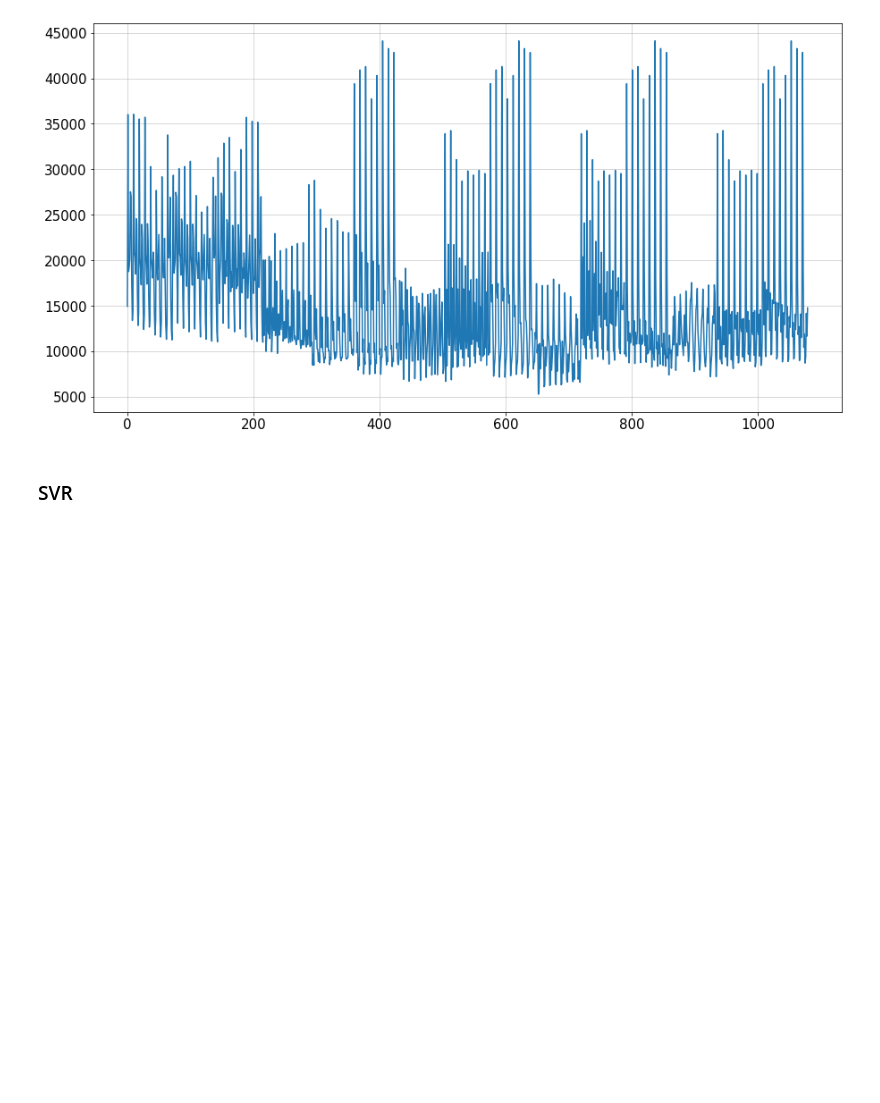
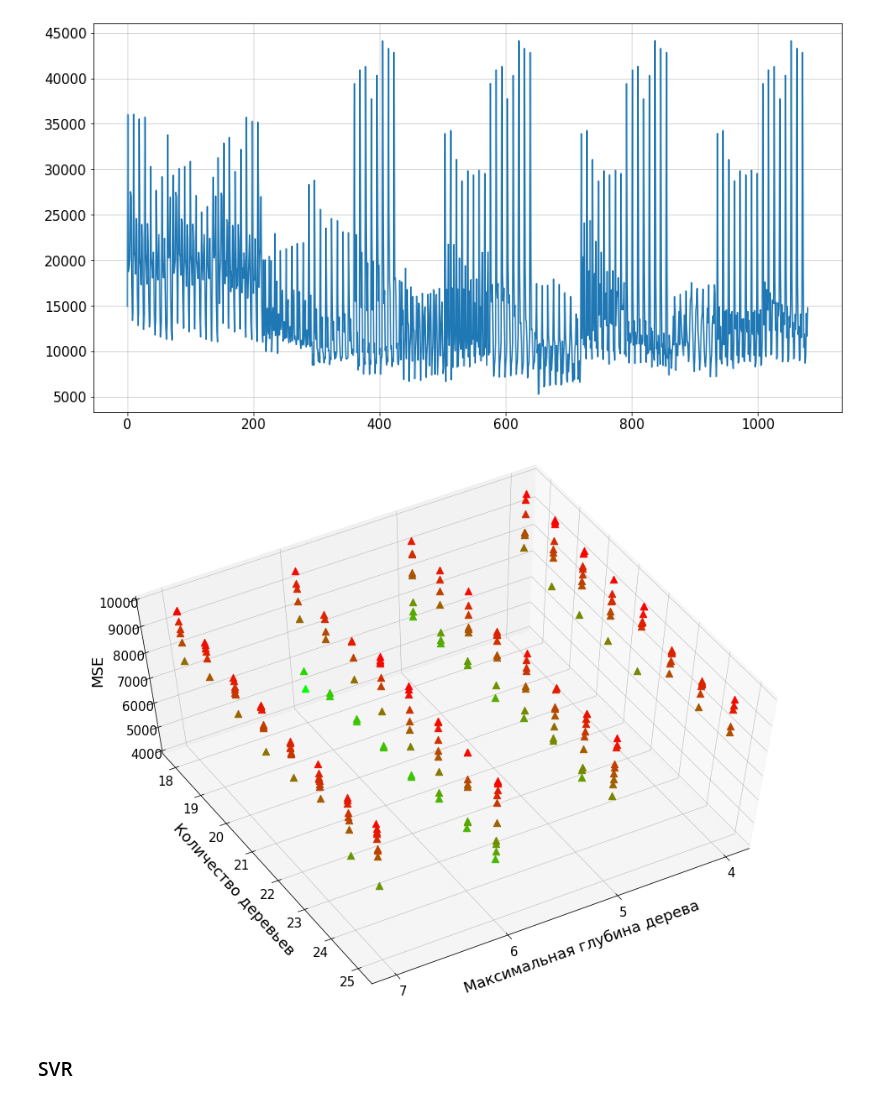
Before and after one commit to xtess16/RTSI, a Jupyter notebook: RTS_machine_learning.ipynb, the cells around one changed output. Saved outputs shown, nothing was run; the diff lists cells and outputs as text; code cells hidden in the pictures; blank space fills up the shorter version.

```diff
--- a/RTS_machine_learning.ipynb
+++ b/RTS_machine_learning.ipynb
@@ -360,6 +361,50 @@ plt.plot(list(map(lambda x: x[-1], forests)))
 # %% [output]
 [<matplotlib.lines.Line2D at 0x...>]
 [figure]
+# %%
+fig = plt.figure(figsize=(17, 12))
+#ax = fig.add_subplot(111, projection='3d')
+ax = fig.gca(projection='3d')
+ax.set_xlabel('Максимальная глубина дерева', labelpad=15, fontsize=18)
+ax.set_ylabel('Количество деревьев', labelpad=15, fontsize=18)
+ax.set_zlabel('MSE', labelpad=15, rotation=90, fontsize=18)
+
+data = sorted(filter(lambda x: x[-1] < 10000, forests), key=lambda x: x[-1])
+# Grab some test data.
+X = np.array(list(map(lambda x: x[0].max_depth, data)))
+Y = np.array(list(map(lambda x: x[0].n_estimators, data)))
+# X, Y = np.meshgrid(X, Y)
+Z = np.array(list(map(lambda x: x[-1], data)))
+
+# Plot a basic wireframe.
+for x, y, z in zip(X, Y, Z):
+    r = (z-Z.min()) / (Z.max() - Z.min())
+    g = 1 - r
+    color = np.array([r, g, 0, 1]).reshape(1, -1)
+    surf = ax.scatter(x, y, z, marker='^', c=color, s=70)
+ax.view_init(60, 60)
+
+# Customize the z axis.
+ax.set_zlim(4000, 10000)
+plt.xticks(np.arange(3, 8))
+# Add a color bar which maps values to colors.
+
+
+# fig, ax = plt.subplots(figsize=(1, 15))
+# fig.subplots_adjust(bottom=0.5)
+
+# cmap = mplt.cm.RdYlGn_r
+# norm = mplt.colors.Normalize(vmin=4000, vmax=10_000)
+
+# cb1 = mplt.colorbar.ColorbarBase(ax, cmap=cmap,
+#                                 norm=norm,
+#                                 orientation='vertical')
+# cb1.set_label('MSE')
+# fig.show()
+
+plt.show()
+# %% [output]
+[figure, added]
 # %%
 # Для сохранения дерева в dot файл
 # tree = RandomForestRegressor(n_estimators=100, max_features ='sqrt')
```
Also changed, not shown: parts of 5 cells of this notebook.
